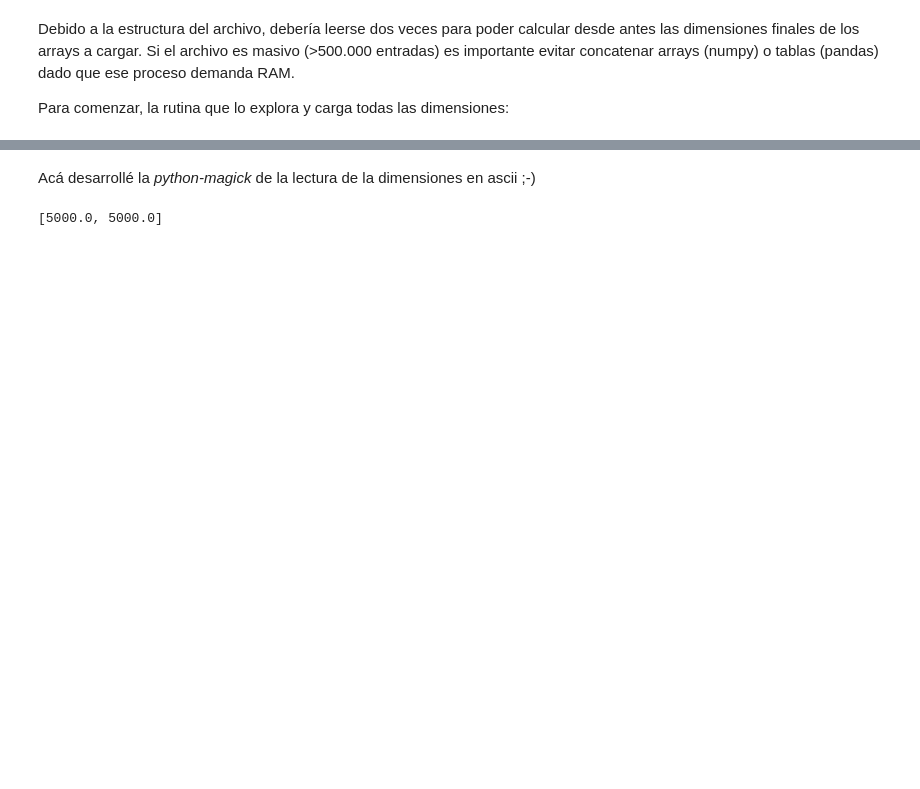
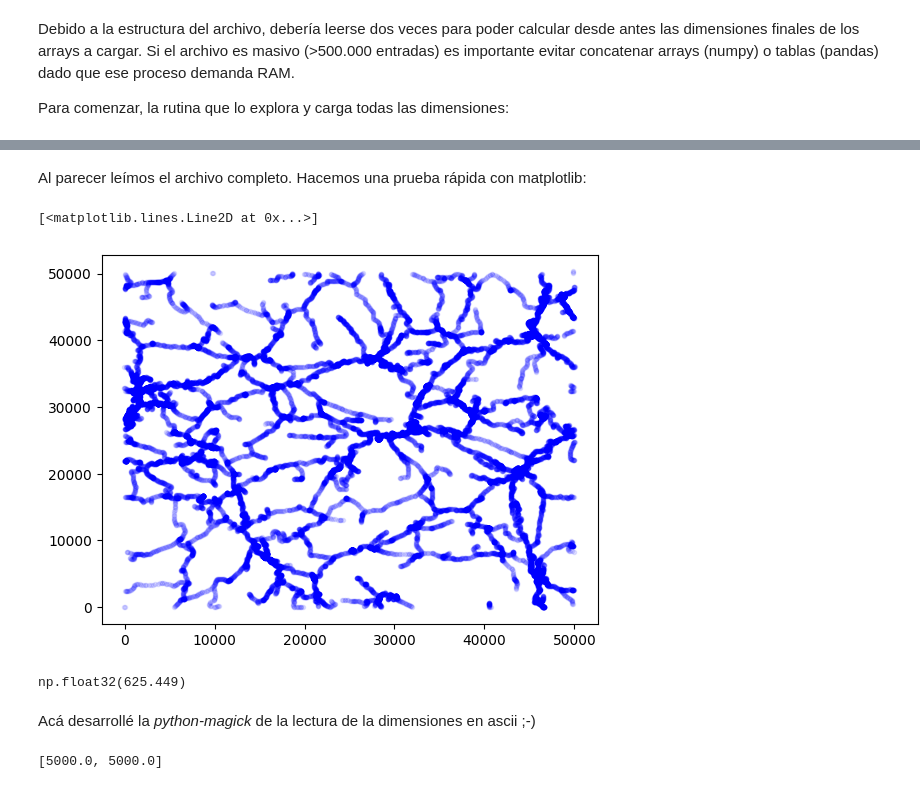
Before and after one commit to cnvega/dispersereader, a Jupyter notebook: reader-dev.ipynb, the cells around one changed output, grey strips where cells are left out. Saved outputs shown, nothing was run; the diff lists cells and outputs as text; code cells hidden in the pictures; blank space fills up the shorter version.

Commit message:
First working reader and basic plot.

```diff
--- a/reader-dev.ipynb
+++ b/reader-dev.ipynb
@@ -75,10 +76,10 @@ def get_datainfo(filename):
         # Esta es simplemente una Tabla con dims: N_Fil x NF, donde
         # NF es el número de columnas de esta tabla (primera info que leeremos):
         while "[FILAMENTS DATA]" not in line: line = f.readline()
-        d["Filaments_NF"] = int(f.readline().split()[0])
-        d["Filaments_Fields"] = []
-        for _ in range(d["Filaments_NF"]):
-            d["Filaments_Fields"].append(f.readline().strip())
+        d["FilamentsData_NF"] = int(f.readline().split()[0])
+        d["FilamentsData_Fields"] = []
+        for _ in range(d["FilamentsData_NF"]):
+            d["FilamentsData_Fields"].append(f.readline().strip())
 
         # 7.2 Ahora que tenemos los NF y sus nombres, nos saltamos los registros:
         # Ojo que esta tabla tiene todos los puntos conectores de todos los filamentos, en orden:
@@ -191,5 +271,5 @@ def read_NDskl_ascii(filename, fields=["[CRITICAL POINTS]","[FILAMENTS]","[CRITI
 
 filename = "simu_2D.ND.NDnet_s3_ascii"
 
-d = get_datainfo(filename)
-print(d)
+#dinfo = get_datainfo
+d = read_NDskl_ascii(filename)
@@ -197,0 +300,2 @@ print(d)
+# %% [markdown]
+Al parecer leímos el archivo completo. Hacemos una prueba rápida con matplotlib:
@@ -198,3 +304,16 @@ print(d)
+# %%
+x = d["FILAMENTS"]["SamplingPoints"][:,0]
+y = d["FILAMENTS"]["SamplingPoints"][:,1]
+
+plt.plot(x, y, '.b', alpha=0.1)
+# %% [output]
+[<matplotlib.lines.Line2D at 0x...>]
+[figure, added]
+# %%
+# Acceso a un único registro y columna:
+d['CRITICAL_POINTS']['CPinfo'].at[1,"Pos0"]
+# %% [output]
+np.float32(625.449)
 # %% [markdown]
 Acá desarrollé la _python-magick_ de la lectura de la dimensiones en ascii ;-)
 # %%
```
Also changed, not shown: parts of 12 cells of this notebook.
